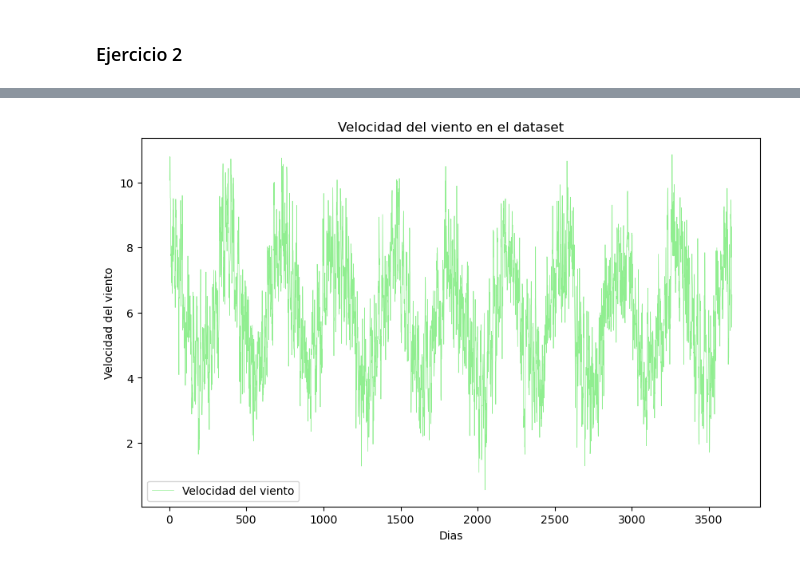
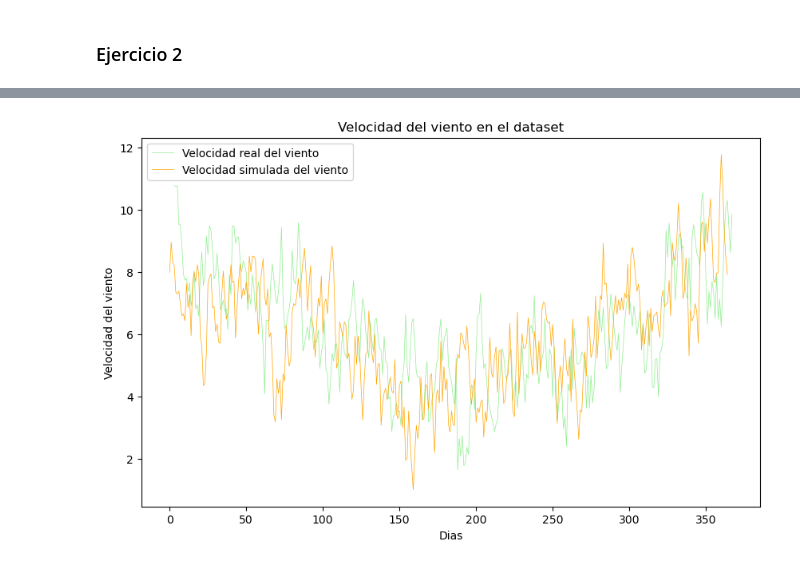
Before and after one commit to MarianoSanson/tp-viento, a Jupyter notebook: viento.ipynb, the cells around one changed output, grey strips where cells are left out. Saved outputs shown, nothing was run; the diff lists cells and outputs as text; code cells hidden in the pictures.

Commit message:
ta 10 puntos, el beta hace lo que quiere

```diff
--- a/viento.ipynb
+++ b/viento.ipynb
@@ -186,27 +218,0 @@ def estimar_varianza(Y, predicciones, n):
-# %%
-import matplotlib.pyplot as plt
-
-#Generamos 2 caminos con T = 365 uno para cada molino
-T = 365
-
-prediccion_Y = model.predict(datos[["X"]])
-
-prediccion_H = H.predict(datos[["wind gap norte sur"]]) - datos["wind gap norte sur"]
-
-sigma_estimado = estimar_varianza(datos["wind gap norte sur"],prediccion_Y,3648)
-
-simulacion_molino_norte = prediccion_Y + prediccion_H/2
-
-simulacion_molino_sur = prediccion_Y - prediccion_H/2
-
-# Graficar las simulaciones
-plt.figure(figsize=(12, 6))
-#plt.plot(datos['H'][0:365], color='green', label='Datos Reales', linestyle='--')
-plt.plot(simulacion_molino_norte[0:365], color='blue', label='Simulación Molino Norte')
-plt.plot(simulacion_molino_sur[0:365], color='red', label='Simulación Molino Sur')
-
-plt.xlabel('Día')
-plt.ylabel('Valor Simulado')
-plt.title('Simulaciones de los Molinos')
-plt.legend()
-plt.show()
@@ -215,19 +219,33 @@ plt.show()
+# %%
+import matplotlib.pyplot as plt
+
+#Generamos 2 caminos con T = 365 uno para cada molino
+T = 365
+
+simular_viento = generar_viento_regional(kappa_estimado,sigma_estimado,delta,T)
+
+simular_gap = generar_gap_norte_sur(beta_estimado,gamma_estimado,delta,T)
+
+simulacion_norte = simular_viento + simular_gap/2
+
+simulacion_sur = simular_viento - simular_gap/2
 # %%
 import matplotlib.pyplot as plt
 
 # Graficar la velocidad del viento
 plt.figure(figsize=(10, 6))
-plt.plot(datos['regional wind'], color='lightgreen', label='Velocidad del viento', linewidth=0.5)
+plt.plot(datos['regional wind'][:T], color='lightgreen', label='Velocidad real del viento', linewidth=0.5)
+plt.plot(simular_viento, color='orange', label='Velocidad simulada del viento', linewidth=0.5)
 
 # Añadir etiquetas y título
 plt.xlabel('Dias')
 plt.ylabel('Velocidad del viento')
 plt.title('Velocidad del viento en el dataset')
 
 # Añadir leyenda
 plt.legend()
 
 # Mostrar el gráfico
 plt.show()
 # %% [output]
-[figure, old version]
+[figure, new version]
```
Also changed, not shown: parts of 11 cells of this notebook.
